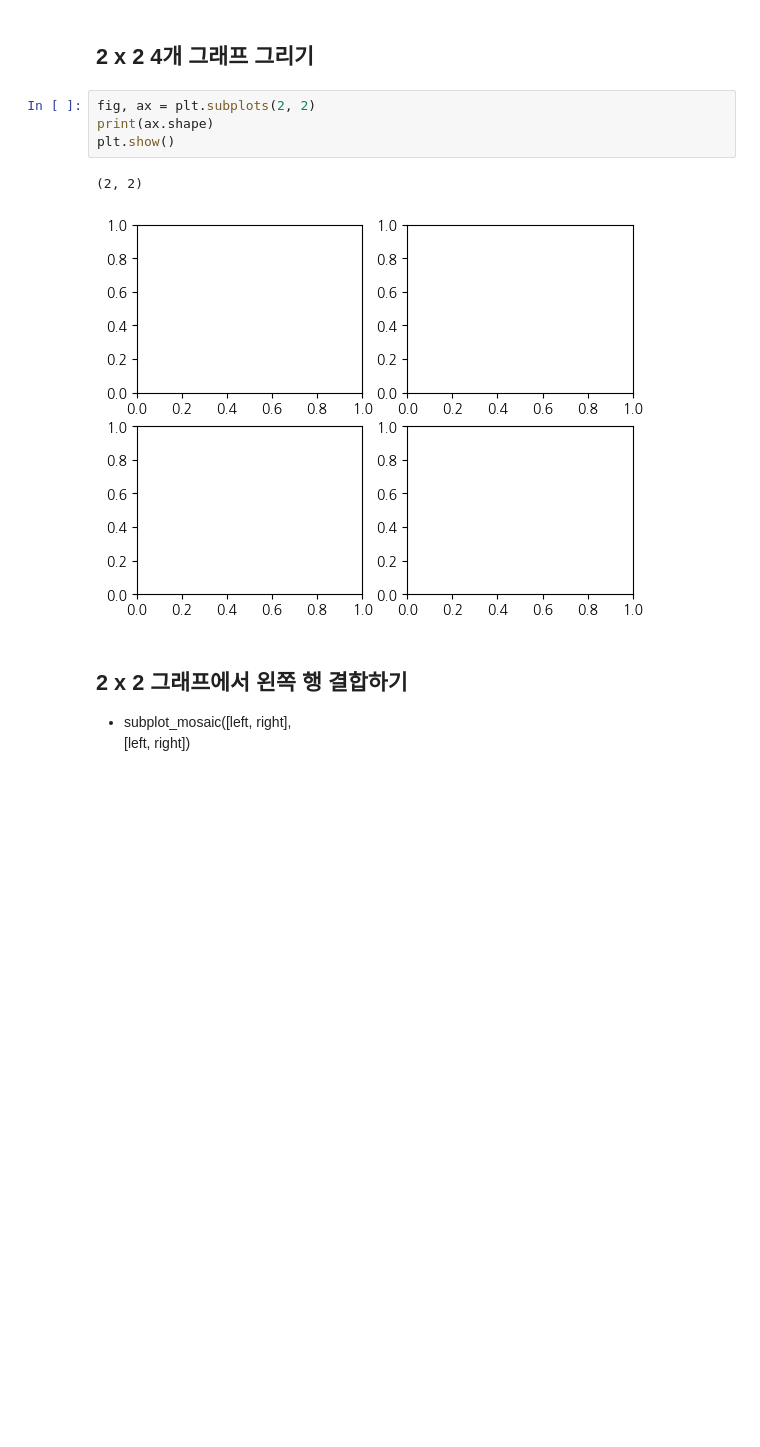
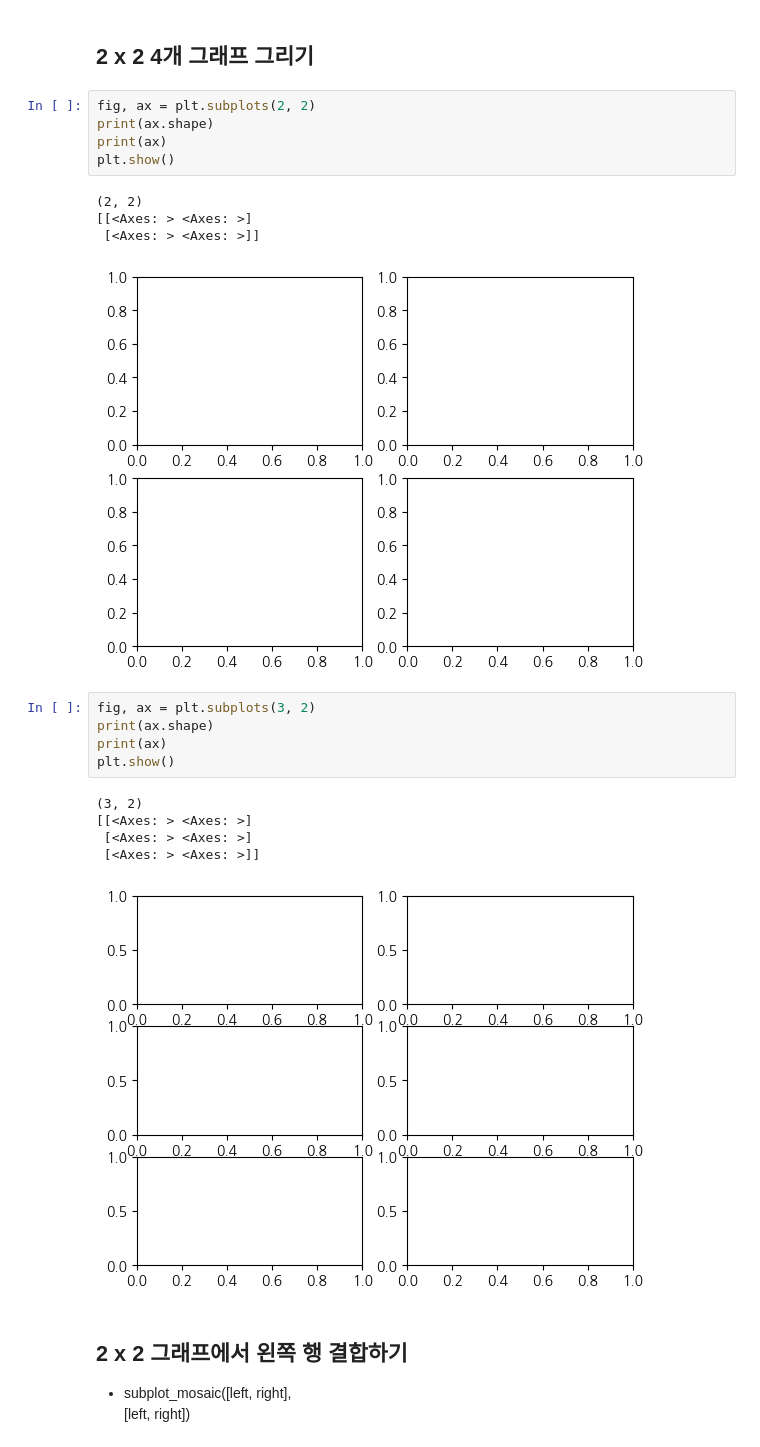
Before and after one commit to wichuuu/fintech, a Jupyter notebook: 05machine_learning/04matplotlib사용법.ipynb, the cells around one changed output. Saved outputs shown, nothing was run; the diff lists cells and outputs as text; blank space fills up the shorter version.

```diff
--- a/05machine_learning/04matplotlib사용법.ipynb
+++ b/05machine_learning/04matplotlib사용법.ipynb
@@ -43,10 +43,24 @@ plt.show()
 # %%
 fig, ax = plt.subplots(2, 2)
 print(ax.shape)
+print(ax)
 plt.show()
 # %% [output]
 (2, 2)
+[[<Axes: > <Axes: >]
+ [<Axes: > <Axes: >]]
 [figure]
+# %%
+fig, ax = plt.subplots(3, 2)
+print(ax.shape)
+print(ax)
+plt.show()
+# %% [output]
+(3, 2)
+[[<Axes: > <Axes: >]
+ [<Axes: > <Axes: >]
+ [<Axes: > <Axes: >]]
+[figure, added]
 # %% [markdown]
 ## 2 x 2 그래프에서 왼쪽 행 결합하기
 * subplot_mosaic([left, right], <br>
```
Also changed, not shown: parts of 18 cells of this notebook, 11 other files.
